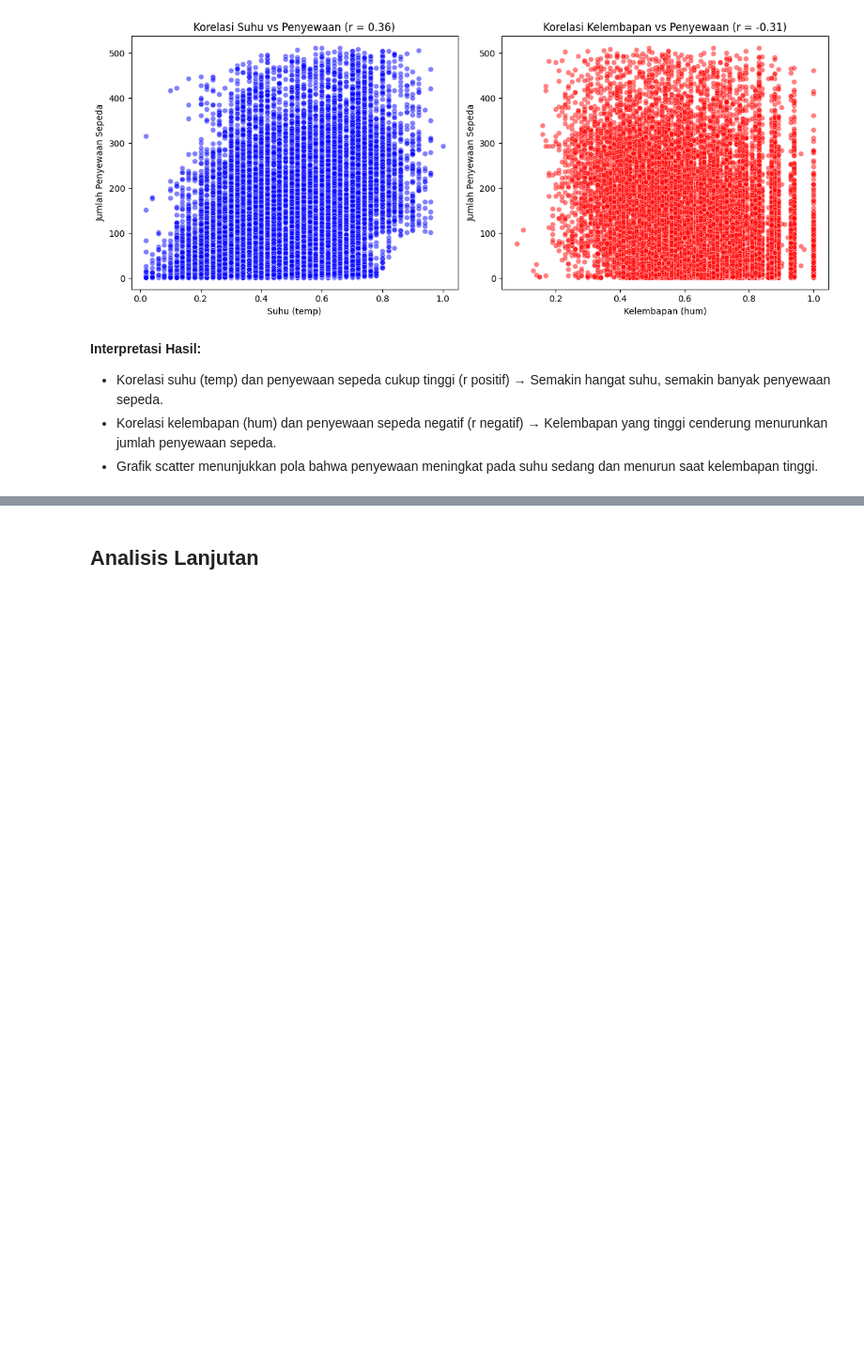
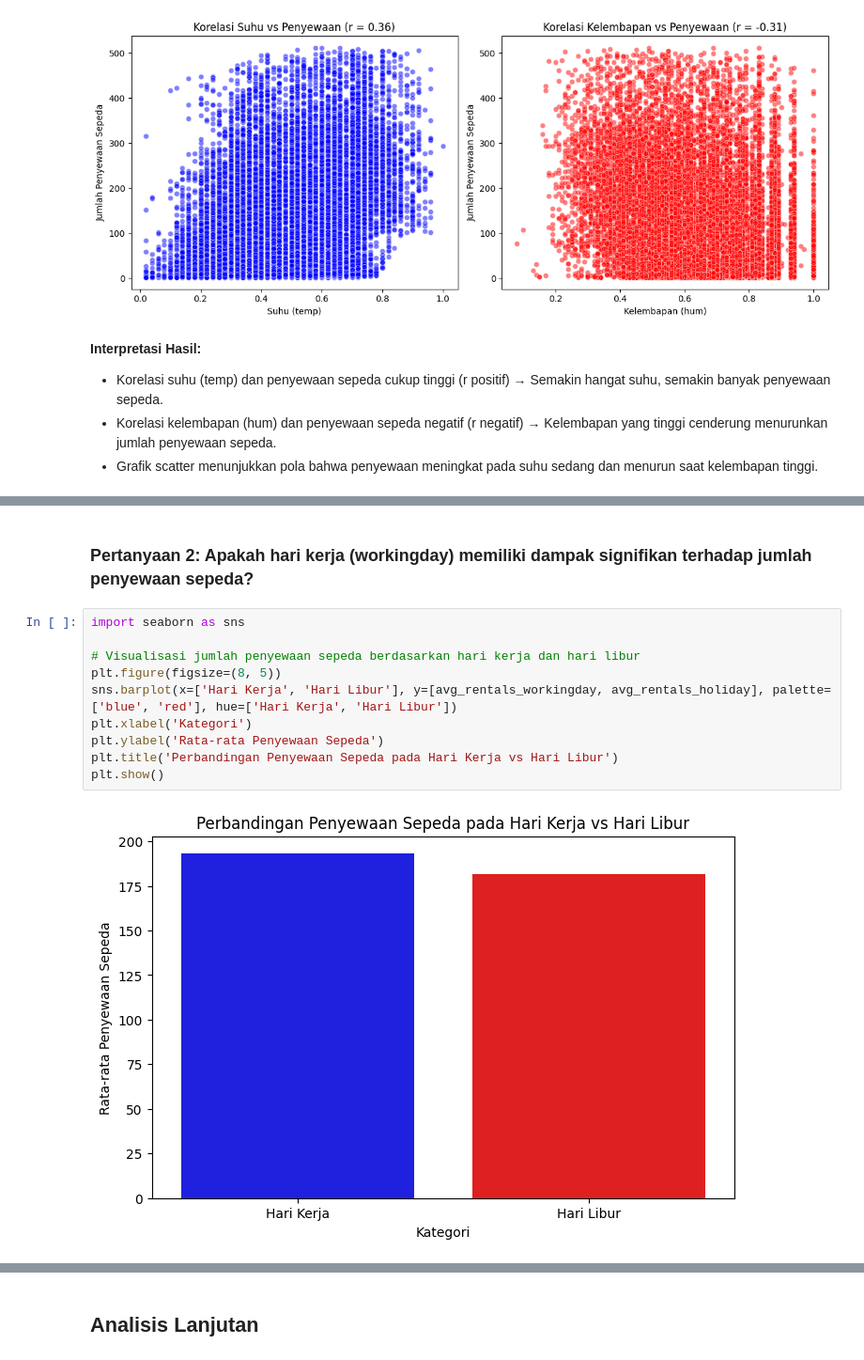
Before and after one commit to Kalenyyy/Bike_Sharing_Analisis, a Jupyter notebook: notebook.ipynb, the cells around one changed output, grey strips where cells are left out. Shown at 94% size. Cells and saved outputs as stored; diff of their text form; blank space fills up the shorter version.

```diff
--- a/notebook.ipynb
+++ b/notebook.ipynb
@@ -531,0 +571,14 @@ plt.show()
+# %% [markdown]
+### Pertanyaan 2: Apakah hari kerja (workingday) memiliki dampak signifikan terhadap jumlah penyewaan sepeda?
+# %%
+import seaborn as sns
+
+# Visualisasi jumlah penyewaan sepeda berdasarkan hari kerja dan hari libur
+plt.figure(figsize=(8, 5))
+sns.barplot(x=['Hari Kerja', 'Hari Libur'], y=[avg_rentals_workingday, avg_rentals_holiday], palette=['blue', 'red'], hue=['Hari Kerja', 'Hari Libur'])
+plt.xlabel('Kategori')
+plt.ylabel('Rata-rata Penyewaan Sepeda')
+plt.title('Perbandingan Penyewaan Sepeda pada Hari Kerja vs Hari Libur')
+plt.show()
+# %% [output]
+[figure, added]
```
Also changed, not shown: parts of 10 cells of this notebook, 2 other files.
